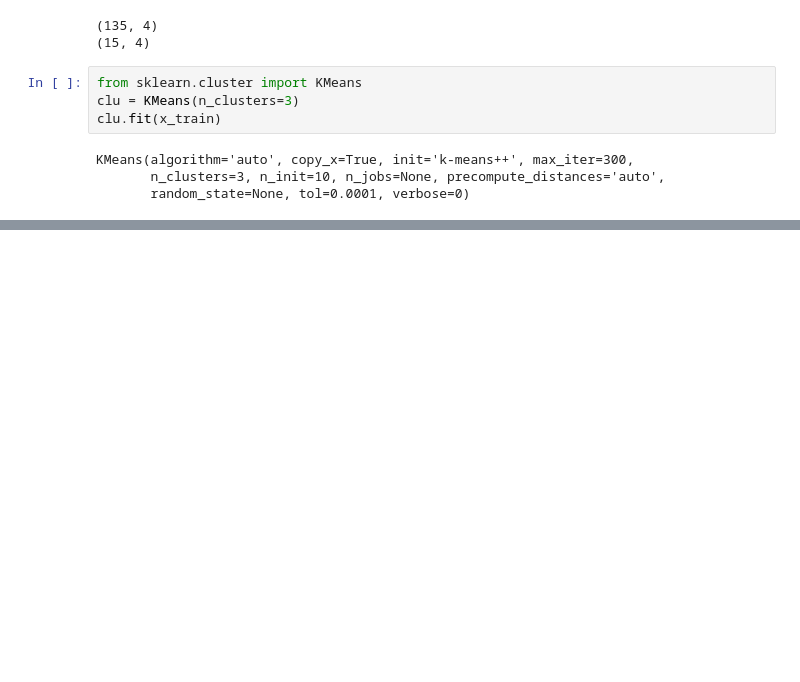
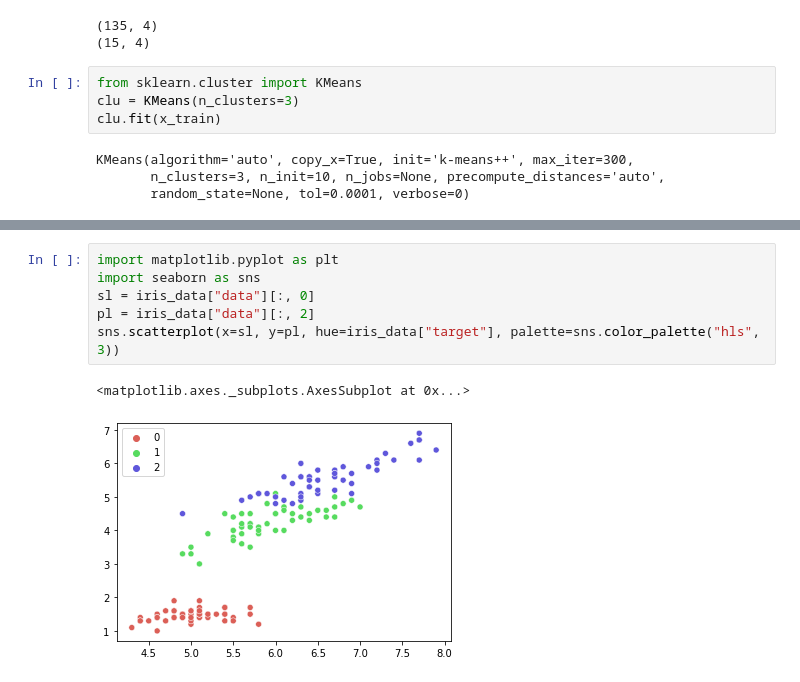
Before and after one commit to kurtlee1984/20210602, a Jupyter notebook: cluster_practice.ipynb, the cells around one changed output, grey strips where cells are left out. Saved outputs shown, nothing was run; the diff lists cells and outputs as text; blank space fills up the shorter version.

```diff
--- a/cluster_practice.ipynb
+++ b/cluster_practice.ipynb
@@ -67,0 +95,9 @@ print("正確率:", score)
+# %%
+import matplotlib.pyplot as plt
+import seaborn as sns
+sl = iris_data["data"][:, 0]
+pl = iris_data["data"][:, 2]
+sns.scatterplot(x=sl, y=pl, hue=iris_data["target"], palette=sns.color_palette("hls", 3))
+# %% [output]
+<matplotlib.axes._subplots.AxesSubplot at 0x...>
+[figure, added]
```
Also changed, not shown: parts of 6 cells of this notebook.
